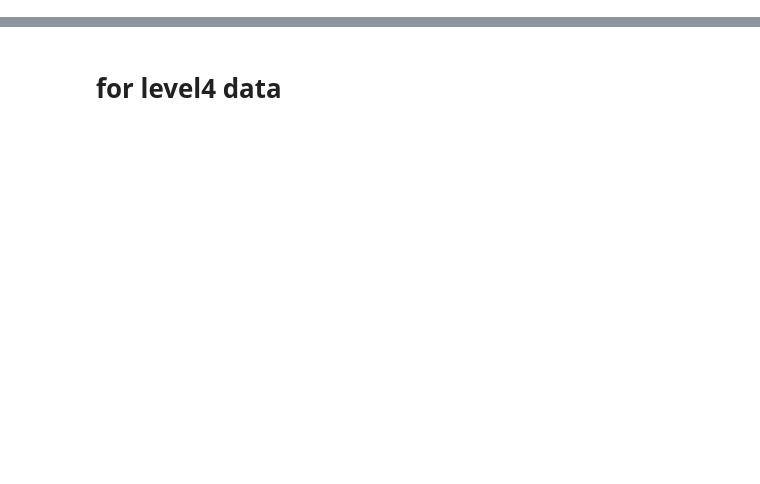
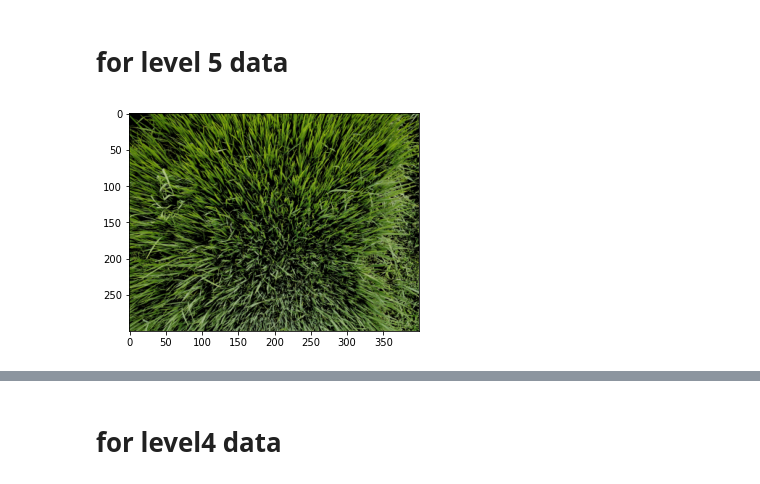
Before and after one commit to shayanmalinda/Effective-identification-of-Nitrogen-Fertilizer-demand-for-Paddy-Cultivation-using-UAVs, a Jupyter notebook: Models/(Rusiri)preprocessing_and_dataset_creation.ipynb, the cells around one changed output, grey strips where cells are left out. Saved outputs shown, nothing was run; the diff lists cells and outputs as text; code cells hidden in the pictures; blank space fills up the shorter version.

```diff
--- a/Models/(Rusiri)preprocessing_and_dataset_creation.ipynb
+++ b/Models/(Rusiri)preprocessing_and_dataset_creation.ipynb
@@ -5,0 +6,2 @@ Drive already mounted at /content/drive; to attempt to forcibly remount, call dr
+# %% [markdown]
+# for level 5 data
@@ -5,0 +48,12 @@ Drive already mounted at /content/drive; to attempt to forcibly remount, call dr
+# %%
+#print(img_data)
+#print(class_name)
+plt.imshow(img_data[0])
+plt.show()
+#converting the list to numpy array and saving it to a file using #numpy.save
+#np.save(os.path.join(path,'features'),np.array(training_data))
+#with open('drive/My Drive/Final Year Research/Dataset/Oneplus 5T/data_files/imageArray.npy', 'w') as f:
+np.save('drive/My Drive/Final Year Research/Dataset/Oneplus 5T/data_files/imageArray.npy',np.array([img_data]))
+np.save('drive/My Drive/Final Year Research/Dataset/Oneplus 5T/data_files/labeldata.npy',np.array(class_name))
+# %% [output]
+[figure, added]
```
Also changed, not shown: parts of 16 cells of this notebook.
